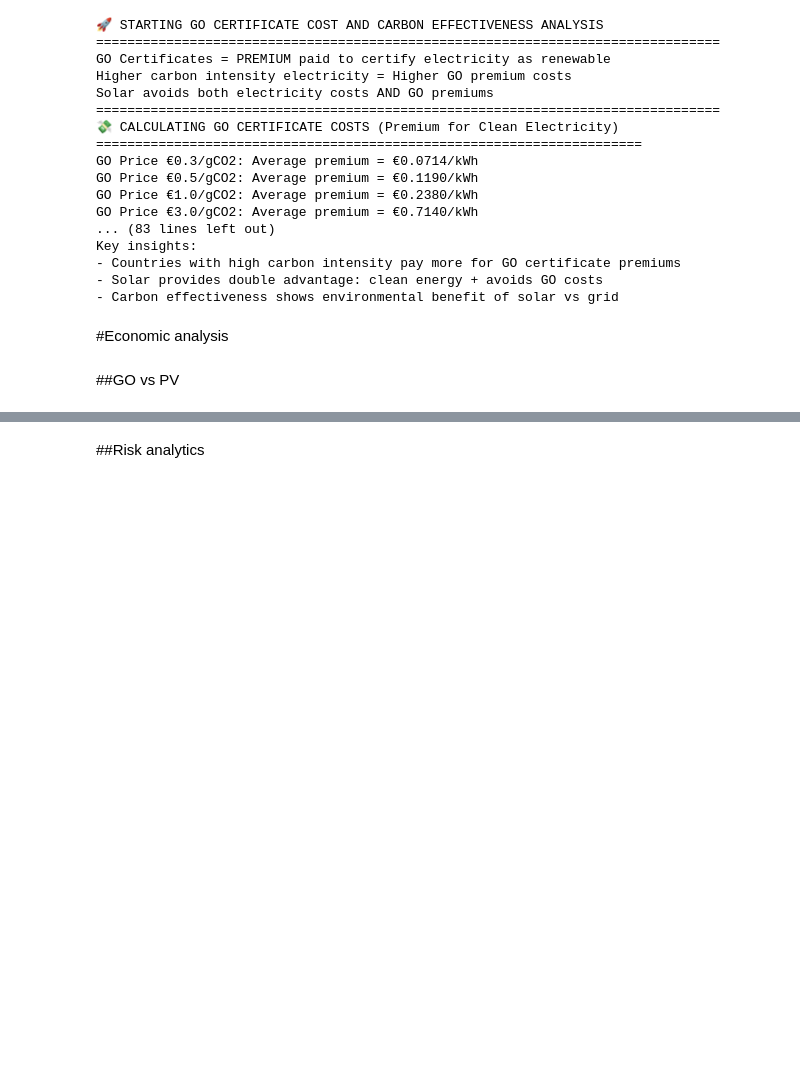
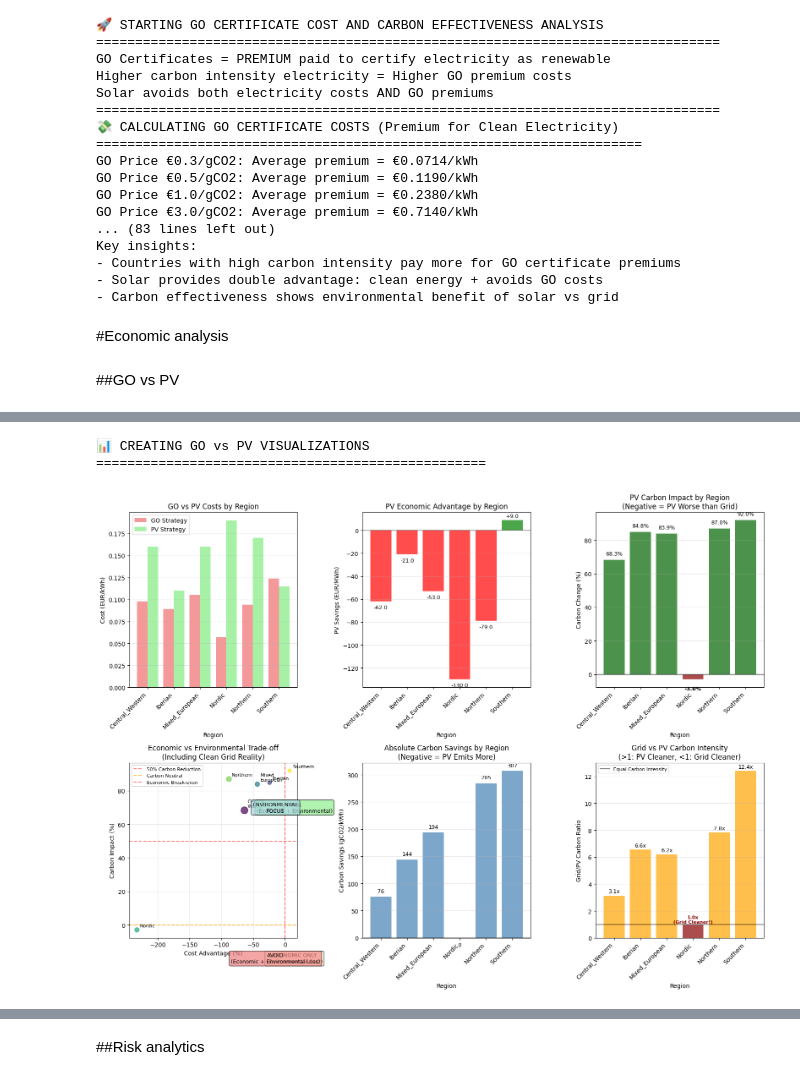
Before and after one commit to BalthazazarDuc/MasterThesis, a Jupyter notebook: Copie_de_MasterThesis.ipynb, the cells around one changed output, grey strips where cells are left out. Cells and saved outputs as stored; diff of their text form; code cells hidden in the pictures; blank space fills up the shorter version.

```diff
--- a/Copie_de_MasterThesis.ipynb
+++ b/Copie_de_MasterThesis.ipynb
@@ -1383,0 +1868,6 @@ validity_issues = assess_cluster_validity(cluster_analysis)
+# %%
+cluster_summary = create_go_pv_visualizations(df_with_variables, year)
+# %% [output]
+📊 CREATING GO vs PV VISUALIZATIONS
+==================================================
+[figure, added]
```
Also changed, not shown: parts of 16 cells of this notebook.
